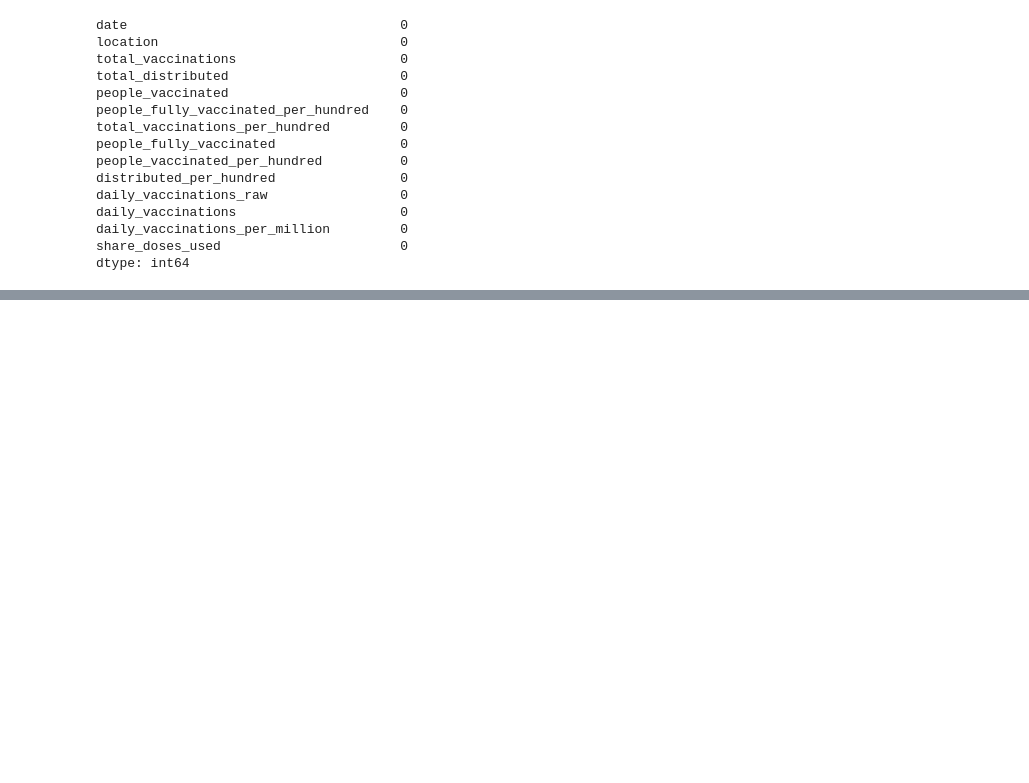
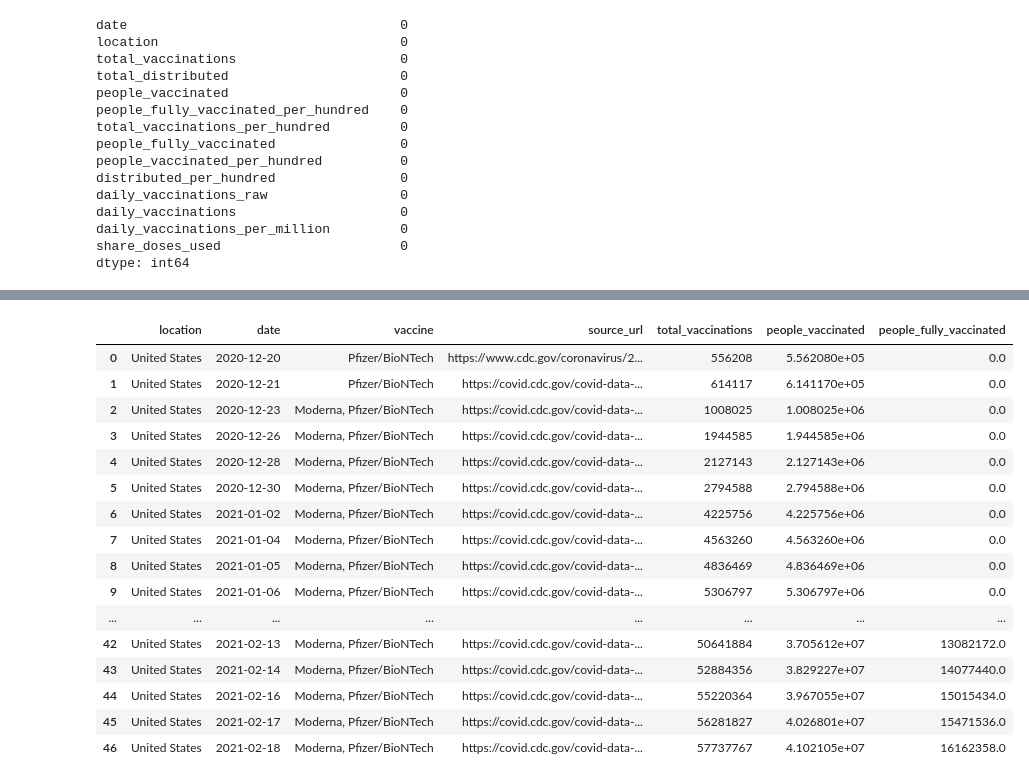
Before and after one commit to DSNortsev/CSE696-CECS_PROJECT, a Jupyter notebook: CSE_Project.ipynb, the cells around one changed output, grey strips where cells are left out. Drawn from its saved outputs; the diff is of its cells as text; code cells hidden in the pictures; blank space fills up the shorter version.

```diff
--- a/CSE_Project.ipynb
+++ b/CSE_Project.ipynb
@@ -617,0 +669,20 @@ complete_df.to_csv('processed_by_sate.csv', encoding='utf-8', index=False)
+# %%
+vac_usa_data
+# %% [output]
+|  | location | date | vaccine | source_url | total_vaccinations | people_vaccinated | people_fully_vaccinated |
+| 0 | United States | 2020-12-20 | Pfizer/BioNTech | https://www.cdc.gov/coronavirus/2... | 556208 | 5.562080e+05 | 0.0 |
+| 1 | United States | 2020-12-21 | Pfizer/BioNTech | https://covid.cdc.gov/covid-data-... | 614117 | 6.141170e+05 | 0.0 |
+| 2 | United States | 2020-12-23 | Moderna, Pfizer/BioNTech | https://covid.cdc.gov/covid-data-... | 1008025 | 1.008025e+06 | 0.0 |
+| 3 | United States | 2020-12-26 | Moderna, Pfizer/BioNTech | https://covid.cdc.gov/covid-data-... | 1944585 | 1.944585e+06 | 0.0 |
+| 4 | United States | 2020-12-28 | Moderna, Pfizer/BioNTech | https://covid.cdc.gov/covid-data-... | 2127143 | 2.127143e+06 | 0.0 |
+| 5 | United States | 2020-12-30 | Moderna, Pfizer/BioNTech | https://covid.cdc.gov/covid-data-... | 2794588 | 2.794588e+06 | 0.0 |
+| 6 | United States | 2021-01-02 | Moderna, Pfizer/BioNTech | https://covid.cdc.gov/covid-data-... | 4225756 | 4.225756e+06 | 0.0 |
+| 7 | United States | 2021-01-04 | Moderna, Pfizer/BioNTech | https://covid.cdc.gov/covid-data-... | 4563260 | 4.563260e+06 | 0.0 |
+| 8 | United States | 2021-01-05 | Moderna, Pfizer/BioNTech | https://covid.cdc.gov/covid-data-... | 4836469 | 4.836469e+06 | 0.0 |
+| 9 | United States | 2021-01-06 | Moderna, Pfizer/BioNTech | https://covid.cdc.gov/covid-data-... | 5306797 | 5.306797e+06 | 0.0 |
+| ... | ... | ... | ... | ... | ... | ... | ... |
+| 42 | United States | 2021-02-13 | Moderna, Pfizer/BioNTech | https://covid.cdc.gov/covid-data-... | 50641884 | 3.705612e+07 | 13082172.0 |
+| 43 | United States | 2021-02-14 | Moderna, Pfizer/BioNTech | https://covid.cdc.gov/covid-data-... | 52884356 | 3.829227e+07 | 14077440.0 |
+| 44 | United States | 2021-02-16 | Moderna, Pfizer/BioNTech | https://covid.cdc.gov/covid-data-... | 55220364 | 3.967055e+07 | 15015434.0 |
+| 45 | United States | 2021-02-17 | Moderna, Pfizer/BioNTech | https://covid.cdc.gov/covid-data-... | 56281827 | 4.026801e+07 | 15471536.0 |
+| 46 | United States | 2021-02-18 | Moderna, Pfizer/BioNTech | https://covid.cdc.gov/covid-data-... | 57737767 | 4.102105e+07 | 16162358.0 |
```
Also changed, not shown: parts of 21 cells of this notebook, 2 other files.
